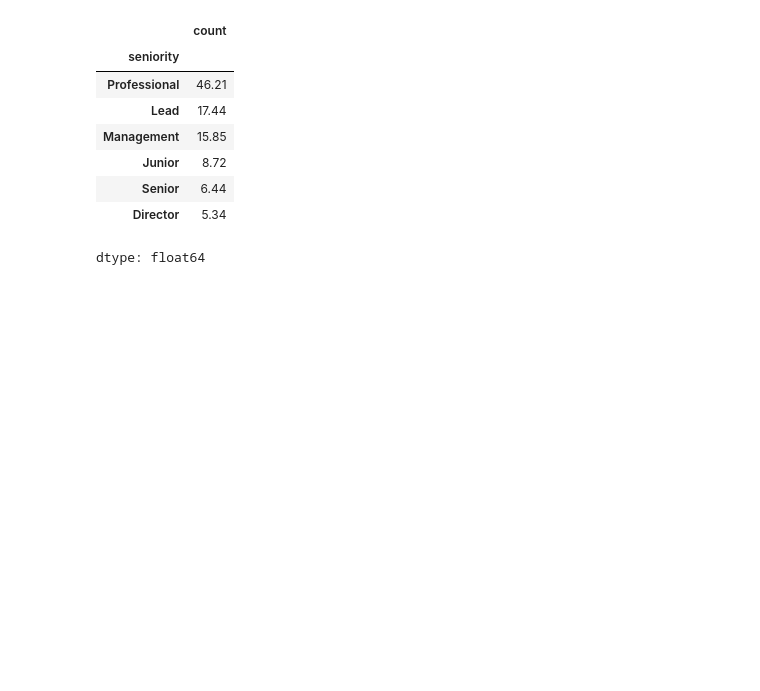
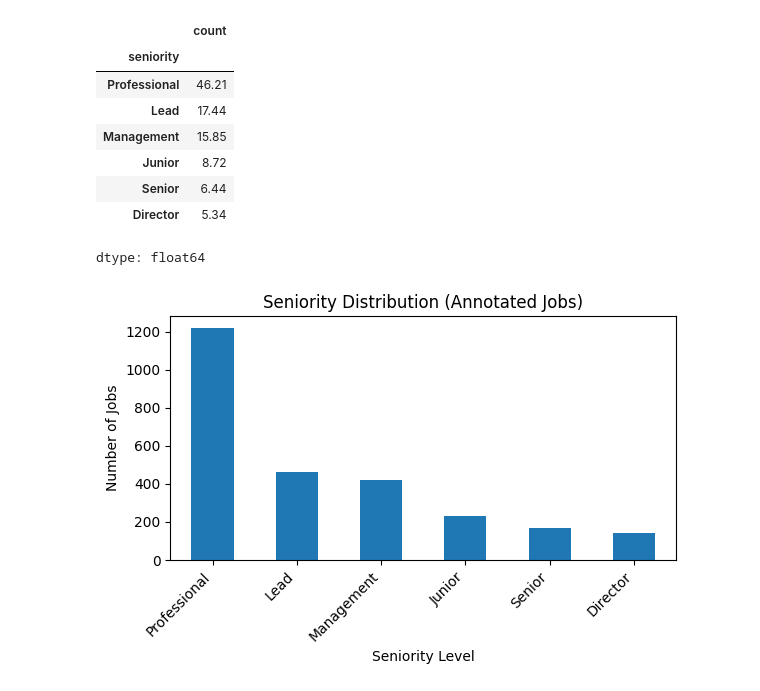
Before and after one commit to luisadosch/nlp-job-title-classification-benchmark-snapaddy, a Jupyter notebook: Untitled0.ipynb, the cells around one changed output. Drawn from its saved outputs; the diff is of its cells as text; code cells hidden in the pictures; blank space fills up the shorter version.

```diff
--- a/Untitled0.ipynb
+++ b/Untitled0.ipynb
@@ -477,3 +668,14 @@ sen_percent.round(2)
 | Senior | 6.44 |
 | Director | 5.34 |
 dtype: float64
+# %%
+plt.figure(figsize=(6, 4))
+sen_counts.plot(kind="bar")
+plt.title("Seniority Distribution (Annotated Jobs)")
+plt.ylabel("Number of Jobs")
+plt.xlabel("Seniority Level")
+plt.xticks(rotation=45, ha="right")
+plt.tight_layout()
+plt.show()
+# %% [output]
+[figure, added]
```
Also changed, not shown: parts of 98 cells of this notebook.
